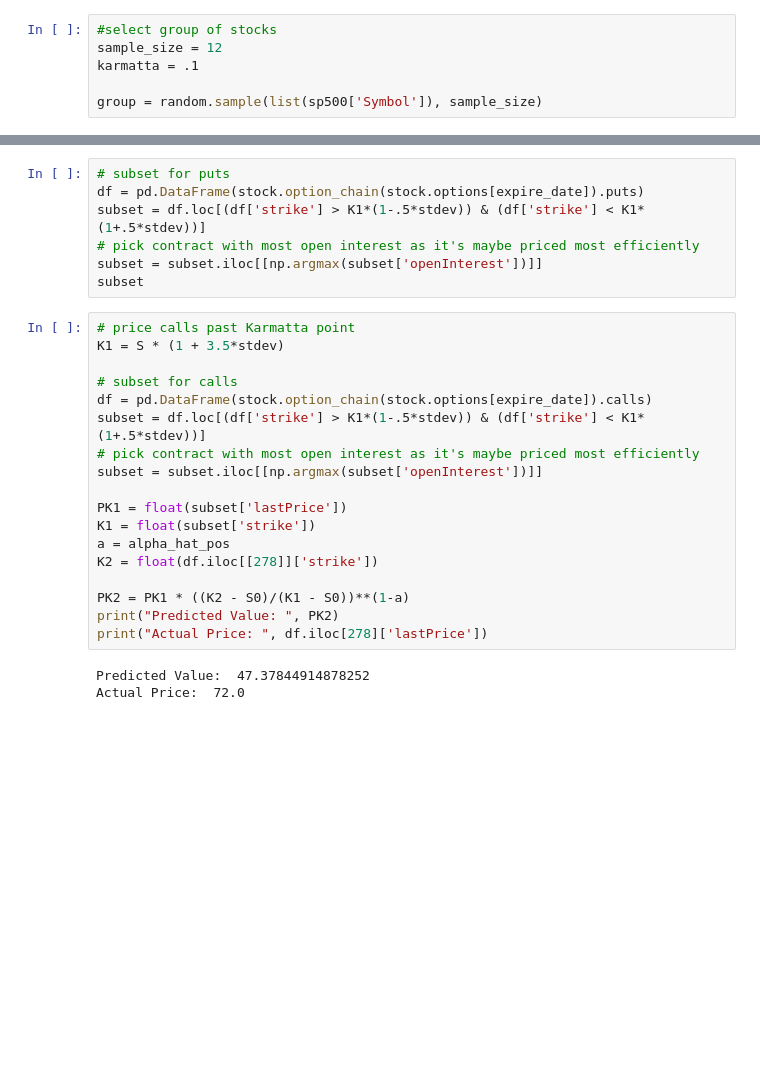
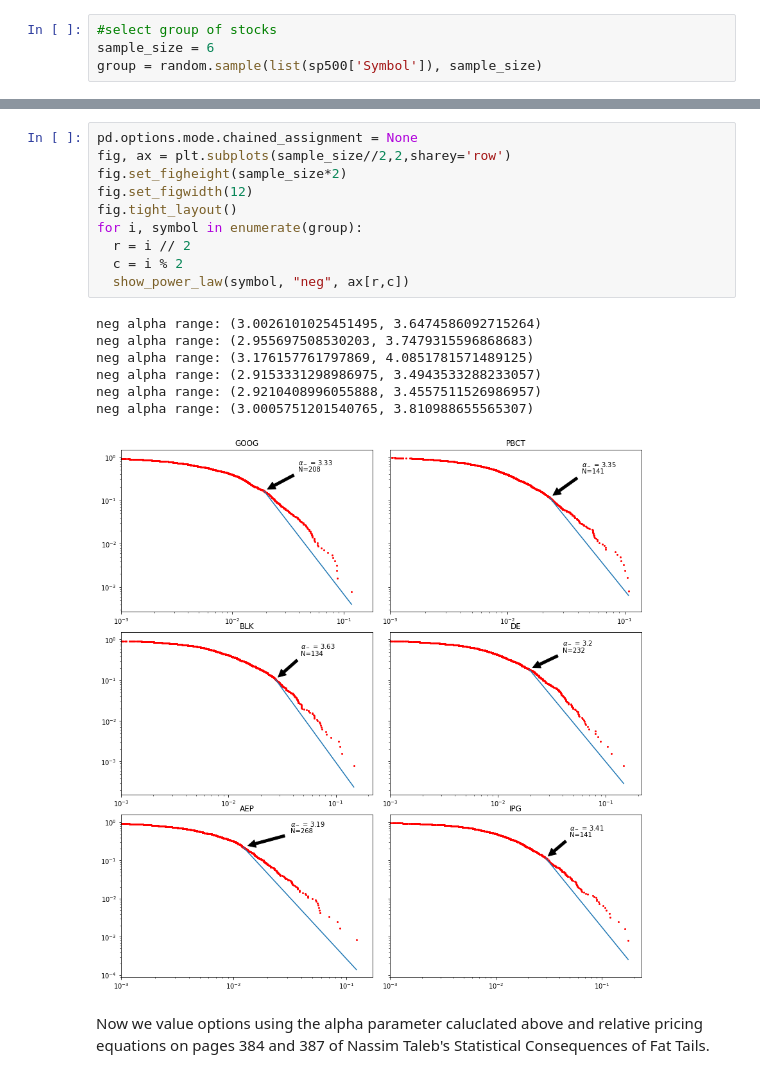
Before and after one commit to irrationomical/OOTM-Option-Pricing-with-Power-Laws-and-News, a Jupyter notebook: alpha_estimation.ipynb, the cells around one changed output, grey strips where cells are left out. Saved outputs shown, nothing was run; the diff lists cells and outputs as text; blank space fills up the shorter version.

```diff
--- a/alpha_estimation.ipynb
+++ b/alpha_estimation.ipynb
@@ -114,6 +292,4 @@ sp500.head()
 # %%
 #select group of stocks
-sample_size = 12
-karmatta = .1
-
+sample_size = 6
 group = random.sample(list(sp500['Symbol']), sample_size)
@@ -270,29 +296,21 @@ alpha pos:  2.125885391831398
-# %%
-# subset for puts
-df = pd.DataFrame(stock.option_chain(stock.options[expire_date]).puts)
-subset = df.loc[(df['strike'] > K1*(1-.5*stdev)) & (df['strike'] < K1*(1+.5*stdev))]
-# pick contract with most open interest as it's maybe priced most efficiently
-subset = subset.iloc[[np.argmax(subset['openInterest'])]]
-subset
-# %%
-# price calls past Karmatta point
-K1 = S * (1 + 3.5*stdev)
-
-# subset for calls
-df = pd.DataFrame(stock.option_chain(stock.options[expire_date]).calls)
-subset = df.loc[(df['strike'] > K1*(1-.5*stdev)) & (df['strike'] < K1*(1+.5*stdev))]
-# pick contract with most open interest as it's maybe priced most efficiently
-subset = subset.iloc[[np.argmax(subset['openInterest'])]]
-
-PK1 = float(subset['lastPrice'])
-K1 = float(subset['strike'])
-a = alpha_hat_pos
-K2 = float(df.iloc[[278]]['strike'])
-
-PK2 = PK1 * ((K2 - S0)/(K1 - S0))**(1-a)
-print("Predicted Value: ", PK2)
-print("Actual Price: ", df.iloc[278]['lastPrice'])
-# %% [output]
-Predicted Value:  47.37844914878252
-Actual Price:  72.0
+# %%
+pd.options.mode.chained_assignment = None
+fig, ax = plt.subplots(sample_size//2,2,sharey='row')
+fig.set_figheight(sample_size*2)
+fig.set_figwidth(12)
+fig.tight_layout()
+for i, symbol in enumerate(group):
+  r = i // 2
+  c = i % 2
+  show_power_law(symbol, "neg", ax[r,c])
+# %% [output]
+neg alpha range: (3.0026101025451495, 3.6474586092715264)
+neg alpha range: (2.955697508530203, 3.7479315596868683)
+neg alpha range: (3.176157761797869, 4.0851781571489125)
+neg alpha range: (2.9153331298986975, 3.4943533288233057)
+neg alpha range: (2.9210408996055888, 3.4557511526986957)
+neg alpha range: (3.0005751201540765, 3.810988655565307)
+[figure, added]
+# %% [markdown]
+Now we value options using the alpha parameter caluclated above and relative pricing equations on pages 384 and 387 of Nassim Taleb's Statistical Consequences of Fat Tails.
 # %%
```
Also changed, not shown: parts of 31 cells of this notebook.
